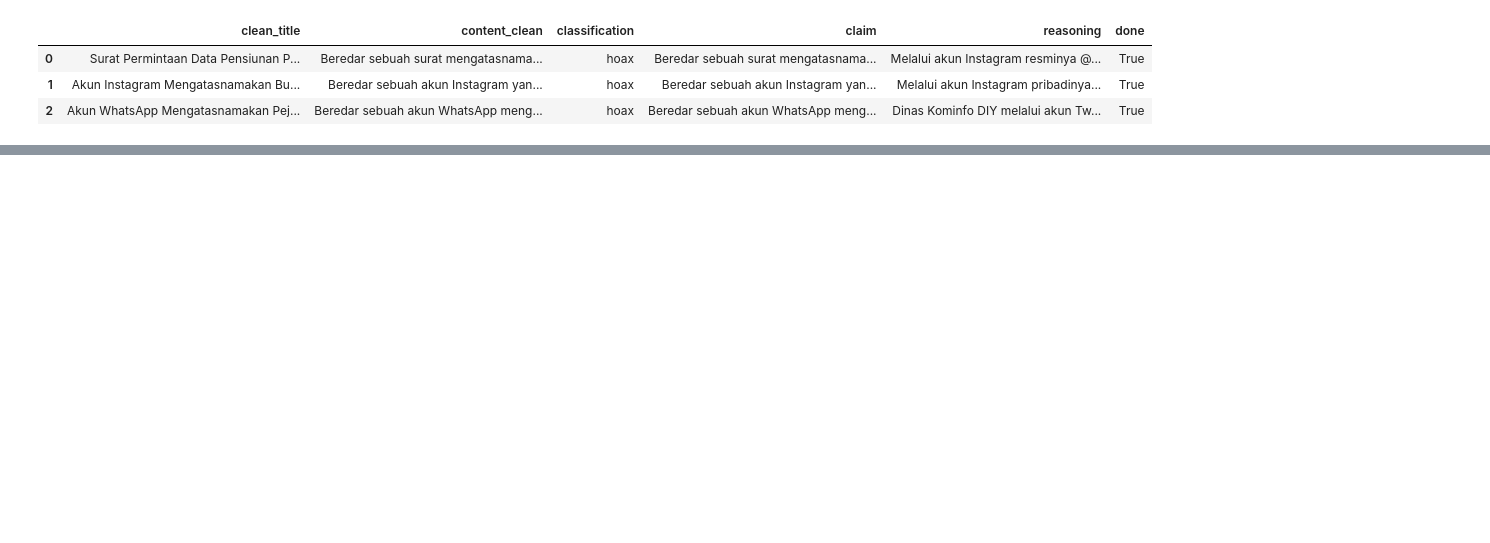
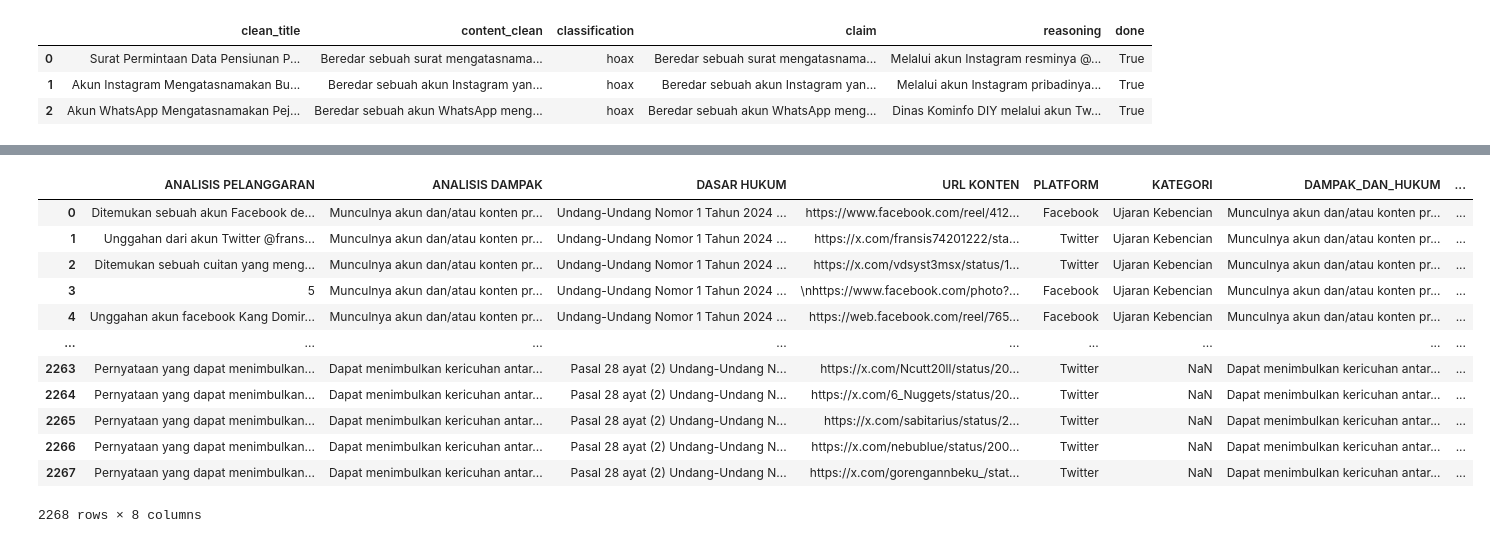
Before and after one commit to imdipo/capstone-AITF-komdigi, a Jupyter notebook: Cleaning/bersihin.ipynb, the cells around one changed output, grey strips where cells are left out. Drawn from its saved outputs; the diff is of its cells as text; code cells hidden in the pictures; blank space fills up the shorter version.

```diff
--- a/Cleaning/bersihin.ipynb
+++ b/Cleaning/bersihin.ipynb
@@ -1126,0 +1200,16 @@ data_clean.to_csv("data_clean.csv", index=False)
+# %%
+data_dariJoe
+# %% [output]
+|  | ANALISIS PELANGGARAN | ANALISIS DAMPAK | DASAR HUKUM | URL KONTEN | PLATFORM | KATEGORI | DAMPAK_DAN_HUKUM | ... |
+| 0 | Ditemukan sebuah akun Facebook de... | Munculnya akun dan/atau konten pr... | Undang-Undang Nomor 1 Tahun 2024 ... | https://www.facebook.com/reel/412... | Facebook | Ujaran Kebencian | Munculnya akun dan/atau konten pr... | ... |
+| 1 | Unggahan dari akun Twitter @frans... | Munculnya akun dan/atau konten pr... | Undang-Undang Nomor 1 Tahun 2024 ... | https://x.com/fransis74201222/sta... | Twitter | Ujaran Kebencian | Munculnya akun dan/atau konten pr... | ... |
+| 2 | Ditemukan sebuah cuitan yang meng... | Munculnya akun dan/atau konten pr... | Undang-Undang Nomor 1 Tahun 2024 ... | https://x.com/vdsyst3msx/status/1... | Twitter | Ujaran Kebencian | Munculnya akun dan/atau konten pr... | ... |
+| 3 | 5 | Munculnya akun dan/atau konten pr... | Undang-Undang Nomor 1 Tahun 2024 ... | \nhttps://www.facebook.com/photo?... | Facebook | Ujaran Kebencian | Munculnya akun dan/atau konten pr... | ... |
+| 4 | Unggahan akun facebook Kang Domir... | Munculnya akun dan/atau konten pr... | Undang-Undang Nomor 1 Tahun 2024 ... | https://web.facebook.com/reel/765... | Facebook | Ujaran Kebencian | Munculnya akun dan/atau konten pr... | ... |
+| ... | ... | ... | ... | ... | ... | ... | ... | ... |
+| 2263 | Pernyataan yang dapat menimbulkan... | Dapat menimbulkan kericuhan antar... | Pasal 28 ayat (2) Undang-Undang N... | https://x.com/Ncutt20ll/status/20... | Twitter | NaN | Dapat menimbulkan kericuhan antar... | ... |
+| 2264 | Pernyataan yang dapat menimbulkan... | Dapat menimbulkan kericuhan antar... | Pasal 28 ayat (2) Undang-Undang N... | https://x.com/6_Nuggets/status/20... | Twitter | NaN | Dapat menimbulkan kericuhan antar... | ... |
+| 2265 | Pernyataan yang dapat menimbulkan... | Dapat menimbulkan kericuhan antar... | Pasal 28 ayat (2) Undang-Undang N... | https://x.com/sabitarius/status/2... | Twitter | NaN | Dapat menimbulkan kericuhan antar... | ... |
+| 2266 | Pernyataan yang dapat menimbulkan... | Dapat menimbulkan kericuhan antar... | Pasal 28 ayat (2) Undang-Undang N... | https://x.com/nebublue/status/200... | Twitter | NaN | Dapat menimbulkan kericuhan antar... | ... |
+| 2267 | Pernyataan yang dapat menimbulkan... | Dapat menimbulkan kericuhan antar... | Pasal 28 ayat (2) Undang-Undang N... | https://x.com/gorengannbeku_/stat... | Twitter | NaN | Dapat menimbulkan kericuhan antar... | ... |
+2268 rows × 8 columns
```
Also changed, not shown: parts of 37 cells of this notebook.
